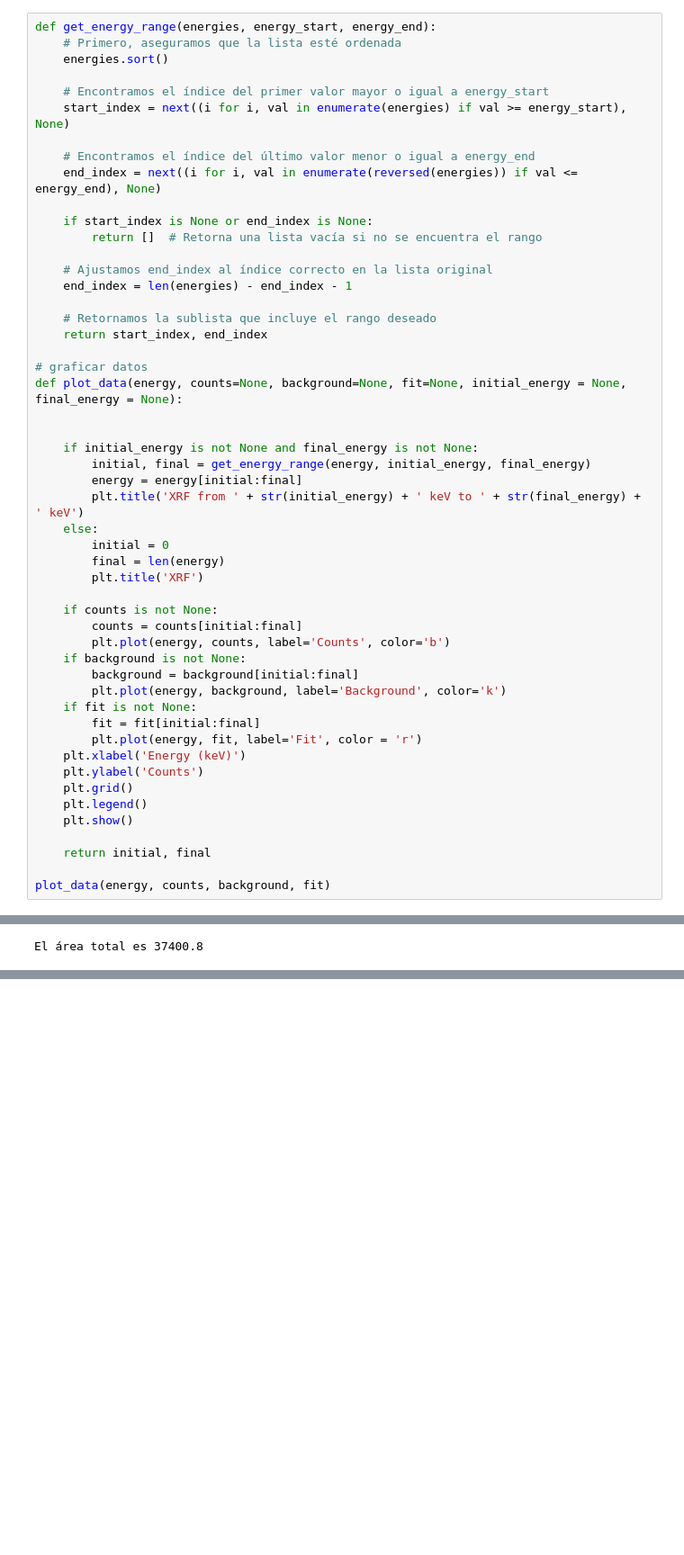
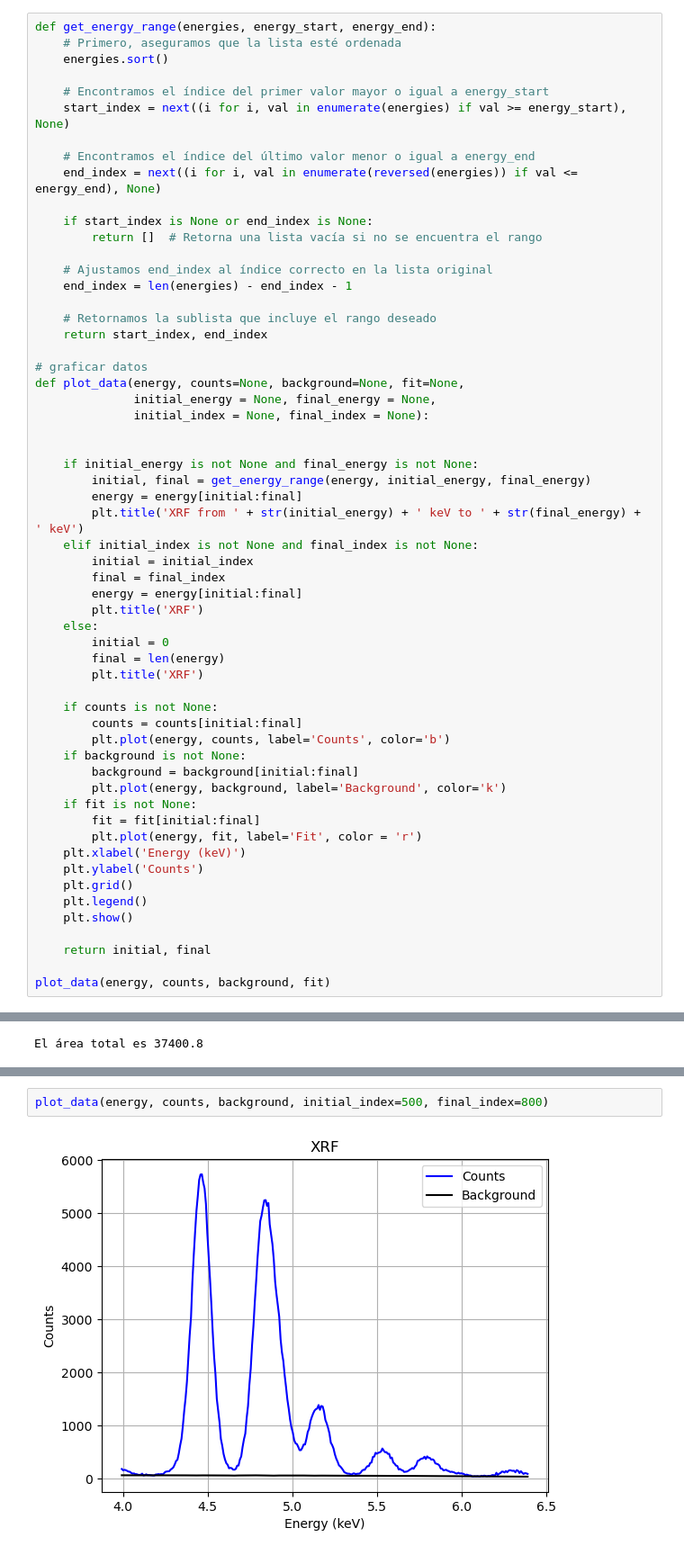
Before and after one commit to eduardoh27/Core-Level-Spectroscopy, a Jupyter notebook: Taller 3/punto9.ipynb, the cells around one changed output, grey strips where cells are left out. Shown at 90% size. Drawn from its saved outputs; the diff is of its cells as text; blank space fills up the shorter version.

```diff
--- a/Taller 3/punto9.ipynb
+++ b/Taller 3/punto9.ipynb
@@ -74,13 +76,20 @@ def get_energy_range(energies, energy_start, energy_end):
     return start_index, end_index
 
 # graficar datos
-def plot_data(energy, counts=None, background=None, fit=None, initial_energy = None, final_energy = None):
+def plot_data(energy, counts=None, background=None, fit=None,
+              initial_energy = None, final_energy = None,
+              initial_index = None, final_index = None):
 
 
     if initial_energy is not None and final_energy is not None:
         initial, final = get_energy_range(energy, initial_energy, final_energy)
         energy = energy[initial:final]
         plt.title('XRF from ' + str(initial_energy) + ' keV to ' + str(final_energy) + ' keV')
+    elif initial_index is not None and final_index is not None:
+        initial = initial_index
+        final = final_index
+        energy = energy[initial:final]
+        plt.title('XRF')
     else:
         initial = 0
         final = len(energy)
@@ -165,0 +198,4 @@ El área total es 37400.8
+# %%
+plot_data(energy, counts, background, initial_index=500, final_index=800)
+# %% [output]
+[figure, added]
```
Also changed, not shown: parts of 4 cells of this notebook, 1 other file.
